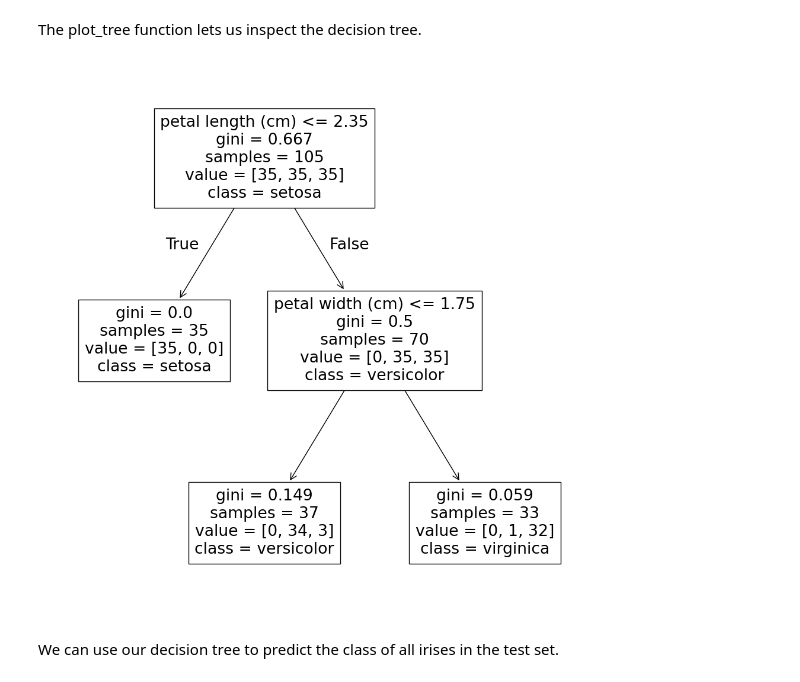
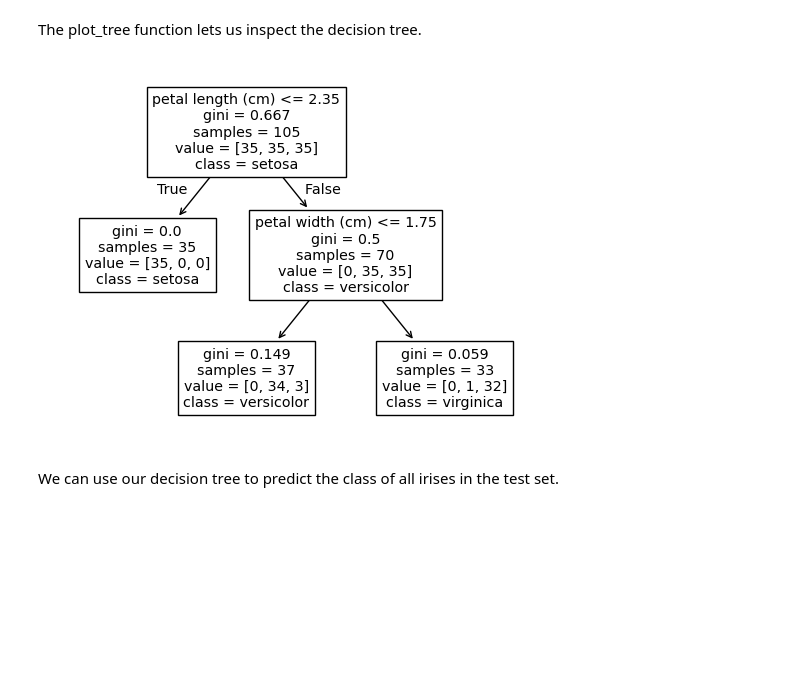
Before and after one commit to JohnMcKechnieGC/supervised-and-unsupervised-ml, a Jupyter notebook: classifying-irises.ipynb, the cells around one changed output. Saved outputs shown, nothing was run; the diff lists cells and outputs as text; code cells hidden in the pictures; blank space fills up the shorter version.

Commit message:
Plot decision tree at default size rather than enlarging

```diff
--- a/classifying-irises.ipynb
+++ b/classifying-irises.ipynb
@@ -58,15 +58,14 @@ DecisionTreeClassifier(min_samples_leaf=25, min_samples_split=25)
 # %% [markdown]
 The plot_tree function lets us inspect the decision tree.
 # %%
-plt.figure(figsize=(12, 12))  # set plot size (denoted in inches)
 plot_tree(
     clf_tree,
     feature_names=list(X.columns),
     class_names=['setosa', 'versicolor', 'virginica']
 )
 plt.show()
 # %% [output]
-[figure, old version]
+[figure, new version]
 # %% [markdown]
 We can use our decision tree to predict the class of all irises in the test set.
 # %%
```
